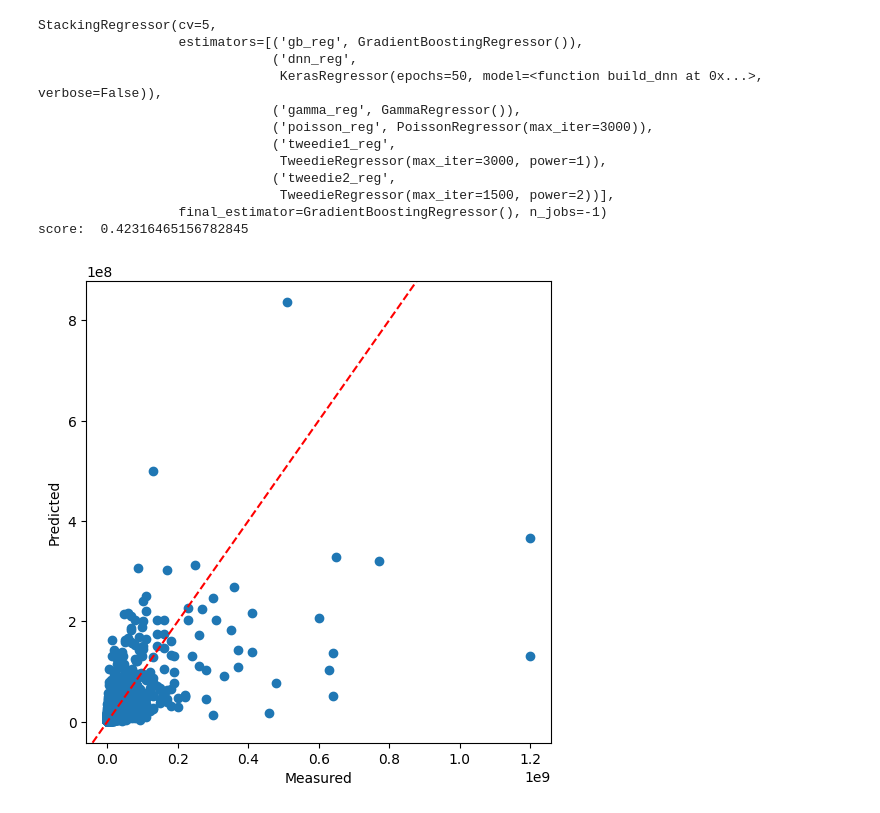
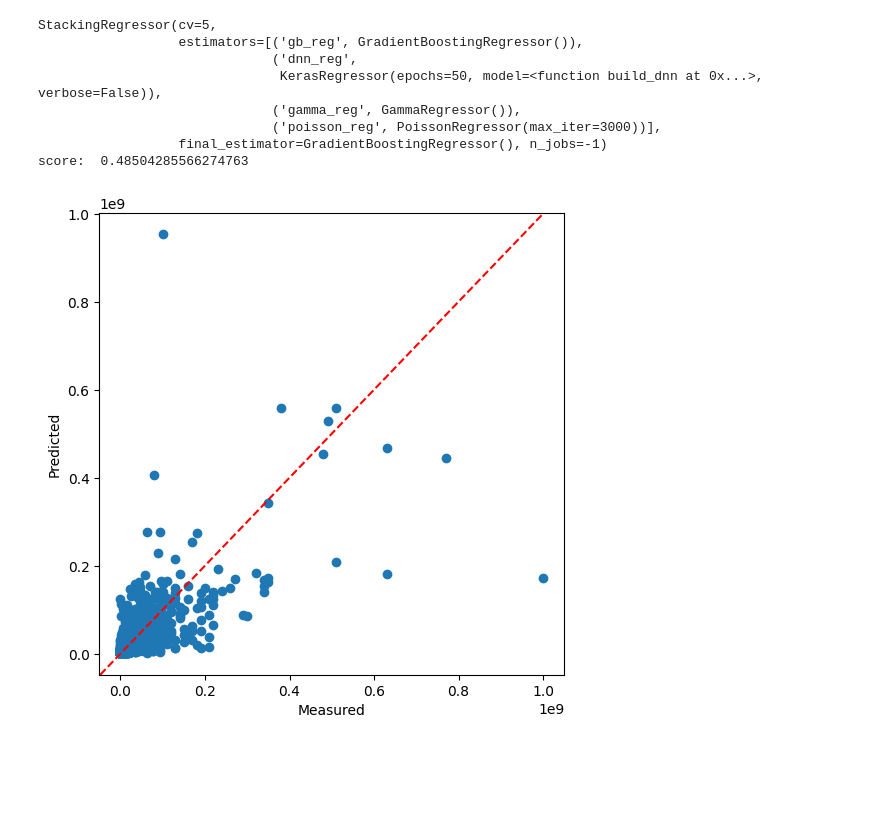
Before and after one commit to inzynierka-wsei-2024/projekt, a Jupyter notebook: ai/tests.ipynb, the cells around one changed output. Saved outputs shown, nothing was run; the diff lists cells and outputs as text; code cells hidden in the pictures; blank space fills up the shorter version.

```diff
--- a/ai/tests.ipynb
+++ b/ai/tests.ipynb
@@ -38,6 +38,8 @@ connection_url = sqlalchemy.engine.URL.create(
 engine = sqlalchemy.create_engine(connection_url)
 df_japan = pd.read_sql('SELECT * FROM Transactions', engine)
 
+df_japan_copy = df_japan.copy()
+
 print(df_japan.head())
 
 columns_to_encode = ['RealEstateType', 'Region', 'Prefecture', 'City', 'District', 'FrontageRoadType', 'FrontageRoadDirection', 'LandShape', 'PlanningType']
@@ -49,11 +51,12 @@ numerical_values = ['MinTimeToNearestStation', 'MaxTimeToNearestStation', 'Area'
 price = df_japan['Price']
 
 df_japan = df_japan.drop(columns=columns_to_drop)
-df_japan = df_japan.drop(columns=tentative_columns)
+# df_japan = df_japan.drop(columns=tentative_columns)
 print(df_japan.info())
 print(df_japan.drop(columns=columns_to_encode).info())
 
 df_japan = pd.get_dummies(df_japan, columns=columns_to_encode)
+df_japan = pd.get_dummies(df_japan, columns=tentative_columns)
 print(df_japan.info())
 print(df_japan.shape)
 
@@ -320,44 +356,38 @@ def run_model_4():
     gb_reg = GradientBoostingRegressor()
     gamma_reg = GammaRegressor()
     poisson_reg = PoissonRegressor(max_iter=3000)
-    tweedie1_reg = TweedieRegressor(power=1, max_iter=3000)
-    tweedie2_reg = TweedieRegressor(power=2, max_iter=1500)
     dnn_reg = KerasRegressor(build_dnn, epochs=50, verbose=False)
     estimators = [ ('gb_reg', gb_reg), ('dnn_reg', dnn_reg),
-                  ('gamma_reg', gamma_reg), ('poisson_reg', poisson_reg), ('tweedie1_reg', tweedie1_reg), ('tweedie2_reg', tweedie2_reg)]
+                  ('gamma_reg', gamma_reg), ('poisson_reg', poisson_reg)]
     stacking_reg = StackingRegressor(estimators=estimators, final_estimator=GradientBoostingRegressor(), cv=5, n_jobs=-1)
 
     model = Pipeline([
         ('imputer', SimpleImputer(missing_values=np.nan, strategy='mean')),
         ('scaler', StandardScaler()),
         ('model', stacking_reg)
     ])
 
     hist = model.fit(X_train, y_train)
     print(model[2])
     print("score: ", hist.score(X_test, y_test))
     predicted = model.predict(X_test)
     actual = y_test
 
     f, ax = plt.subplots(figsize=(6, 6))
     ax.scatter(actual, predicted)
     axline((0, 0), (1, 1), color='r', linestyle='--')
     ax.set_xlabel("Measured")
     ax.set_ylabel("Predicted")
     plt.show()
 
 run_model_4()
 # %% [output]
 StackingRegressor(cv=5,
                   estimators=[('gb_reg', GradientBoostingRegressor()),
                               ('dnn_reg',
                                KerasRegressor(epochs=50, model=<function build_dnn at 0x...>, verbose=False)),
                               ('gamma_reg', GammaRegressor()),
-                              ('poisson_reg', PoissonRegressor(max_iter=3000)),
-                              ('tweedie1_reg',
-                               TweedieRegressor(max_iter=3000, power=1)),
-                              ('tweedie2_reg',
-                               TweedieRegressor(max_iter=1500, power=2))],
+                              ('poisson_reg', PoissonRegressor(max_iter=3000))],
                   final_estimator=GradientBoostingRegressor(), n_jobs=-1)
-score:  0.42316465156782845
+score:  0.48504285566274763
-[figure, old version]
+[figure, new version]
```
Also changed, not shown: parts of 9 cells of this notebook, 1 other file.
